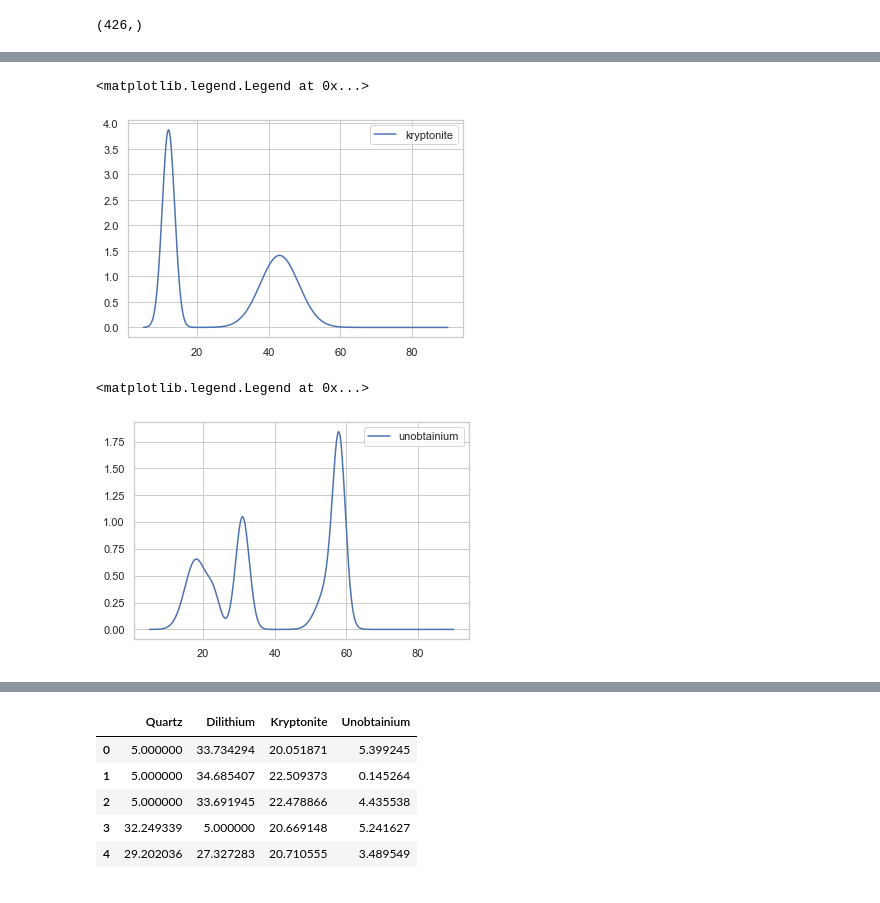
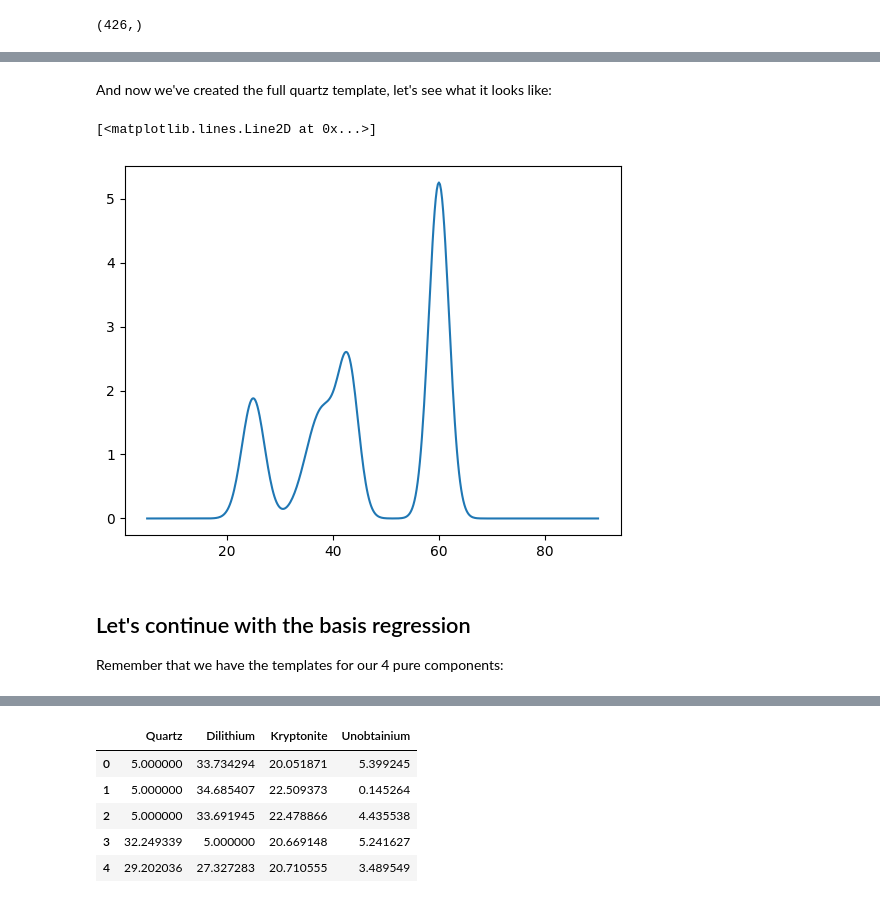
Before and after one commit to core-skills/06-multivariate-analysis, a Jupyter notebook: notebooks/am1_more_regression_filled.ipynb, the cells around one changed output, grey strips where cells are left out. Cells and saved outputs as stored; diff of their text form; code cells hidden in the pictures.

```diff
--- a/notebooks/am1_more_regression_filled.ipynb
+++ b/notebooks/am1_more_regression_filled.ipynb
@@ -560,14 +604,0 @@ plt.legend()
-# %%
-# kryptonite
-plt.plot(x_axis.as_vector, templates[:, 2],label='kryptonite')
-plt.legend()
-# %% [output]
-<matplotlib.legend.Legend at 0x...>
-[figure, removed]
-# %%
-# unobtainium
-plt.plot(x_axis.as_vector, templates[:, 3],label='unobtainium')
-plt.legend()
-# %% [output]
-<matplotlib.legend.Legend at 0x...>
-[figure, removed]
@@ -582,0 +605,22 @@ from regression_help import create_composition_dataframe
+# %%
+# Keep going...
+third = quartz_reflections[2]
+third_reflection_of_quartz = _apply_convolution_kernels(x_axis.as_vector, third.intensity,
+                                                        third.two_theta, 4, third.broadening)
+templates_matrix[:, 0] += third_reflection_of_quartz
+
+fourth = quartz_reflections[3]
+fourth_reflection_of_quartz = _apply_convolution_kernels(x_axis.as_vector, fourth.intensity,
+                                                        fourth.two_theta, 4, fourth.broadening)
+templates_matrix[:, 0] += fourth_reflection_of_quartz
+# %% [markdown]
+And now we've created the full quartz template, let's see what it looks like:
+# %%
+plt.plot(x_axis.as_vector, templates_matrix[:, 0])
+# %% [output]
+[<matplotlib.lines.Line2D at 0x...>]
+[figure, added]
+# %% [markdown]
+## Let's continue with the basis regression
+
+Remember that we have the templates for our 4 pure components:
```
Also changed, not shown: parts of 105 cells of this notebook, 7 other files.
